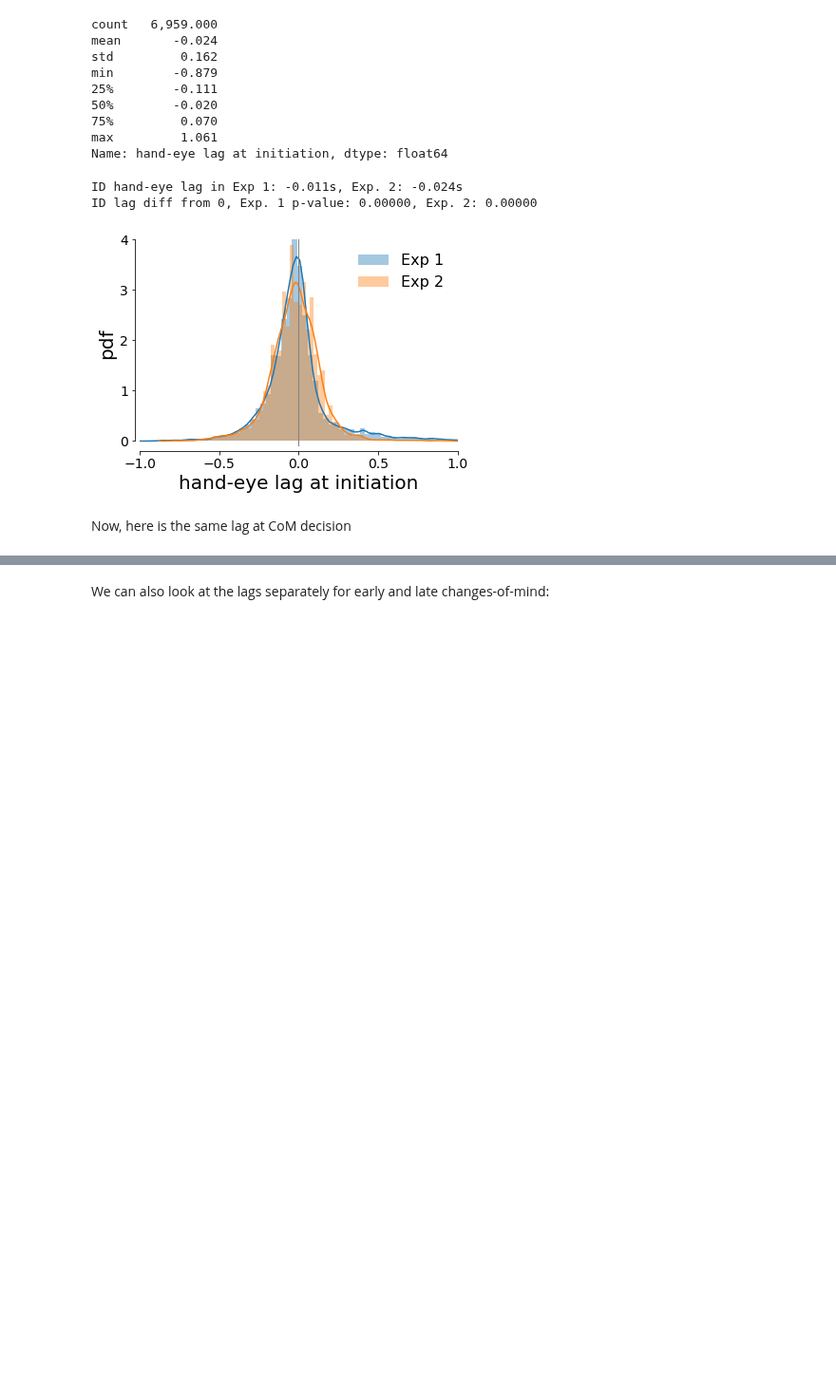
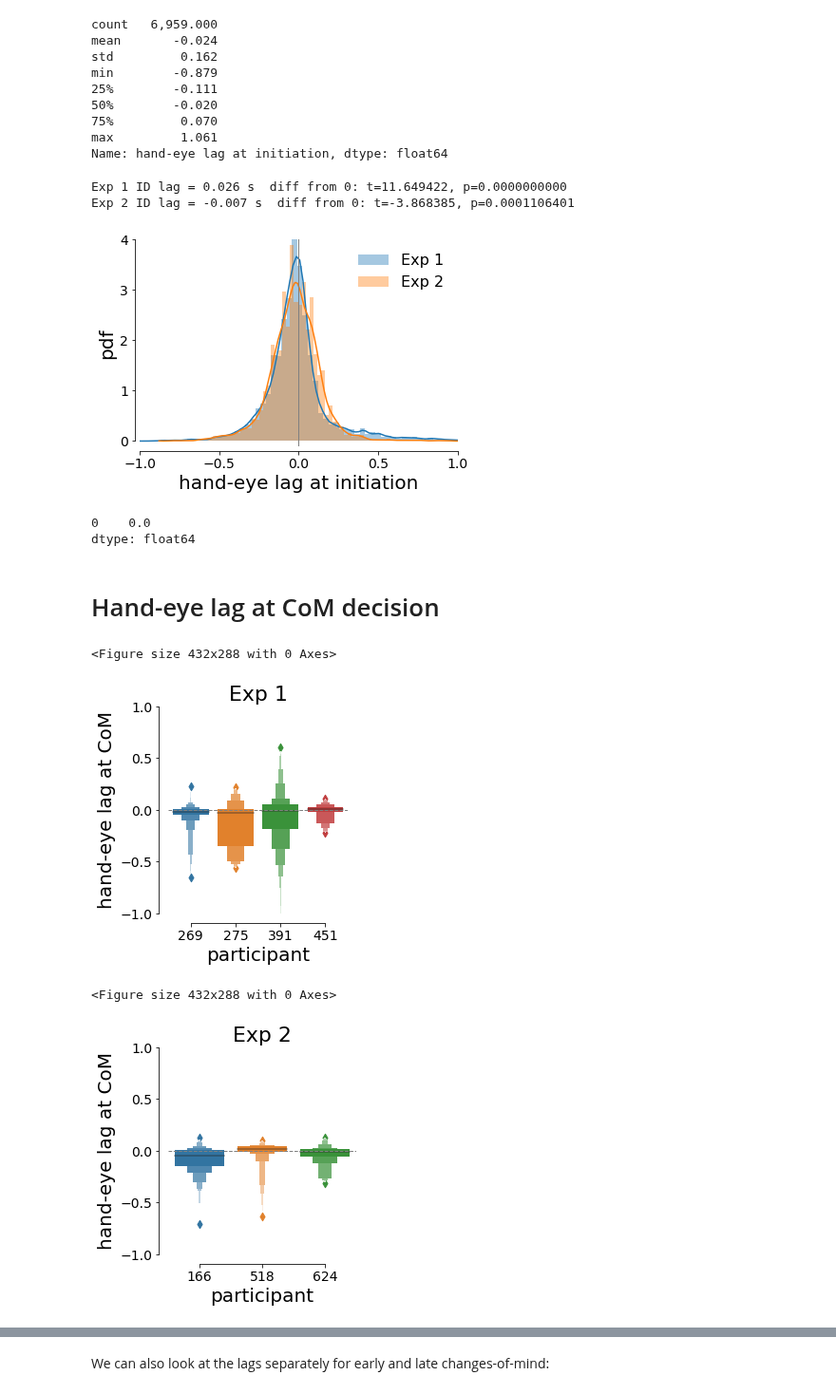
Before and after one commit to cherepaha/eyehandrdk, a Jupyter notebook: eye_hand_lags.ipynb, the cells around one changed output, grey strips where cells are left out. Shown at 95% size. Saved outputs shown, nothing was run; the diff lists cells and outputs as text; code cells hidden in the pictures; blank space fills up the shorter version.

```diff
--- a/eye_hand_lags.ipynb
+++ b/eye_hand_lags.ipynb
@@ -134,6 +148,9 @@ def ID_lag_ttest_one_sample(choices):
     t, p = ttest_1samp(choices.loc[(choices['hand-eye lag at initiation'].notnull()), 'hand-eye lag at initiation'], 0)
     return (t, p)
 
+def print_ID_lag_ttest(choices, exp):
+    print('%s ID lag = %.3f s  diff from 0: t=%f, p=%.10f' % ((exp, choices['hand-eye lag at initiation'].mean())
+                                                              + ID_lag_ttest_one_sample(choices)))
 def plot_ID_lag_dist(choices_1, choices_2):
     ax = sns.distplot(choices_1.loc[~np.isnan(choices_1['hand-eye lag at initiation']), 'hand-eye lag at initiation'],
                       label='Exp 1', bins=80, kde=True, kde_kws={'cut': 0})
@@ -149,16 +166,49 @@ def plot_ID_lag_dist(choices_1, choices_2):
     plt.savefig('figures/ID_lag', bbox_inches='tight')
 
 plot_ID_lag_dist(choices_1, choices_2)
-print('ID hand-eye lag in Exp 1: %.3fs, Exp. 2: %.3fs' % (choices_1['hand-eye lag at initiation'].mean(),
-                                                       choices_2['hand-eye lag at initiation'].mean()))
-print('ID lag diff from 0, Exp. 1 p-value: %.5f, Exp. 2: %.5f' % (ID_lag_ttest_one_sample(choices_1)[1],
-                                                      ID_lag_ttest_one_sample(choices_2)[1]))
+
+print_ID_lag_ttest(choices_1[choices_1['hand IT']>0], exp_1)
+print_ID_lag_ttest(choices_2[choices_2['hand IT']>0], exp_2)
+
+# print_ID_lag_ttest(choices_1, exp_1)
+# print_ID_lag_ttest(choices_2, exp_2)
+
+
+# print('ID lag diff from 0, Exp. 2 t=%f, p=%.10f' % ID_lag_ttest_one_sample(choices_2))
 # %% [output]
-ID hand-eye lag in Exp 1: -0.011s, Exp. 2: -0.024s
-ID lag diff from 0, Exp. 1 p-value: 0.00000, Exp. 2: 0.00000
+Exp 1 ID lag = 0.026 s  diff from 0: t=11.649422, p=0.0000000000
+Exp 2 ID lag = -0.007 s  diff from 0: t=-3.868385, p=0.0001106401
 [figure]
+# %%
+choices_2['hand-eye lag at initiation'].mode()
+# %% [output]
+0    0.0
+dtype: float64
 # %% [markdown]
-Now, here is the same lag at CoM decision
+# Hand-eye lag at CoM decision
+# %%
+def plot_com_lag_by_subj(choices, exp):
+    plt.figure()
+#     ax = sns.swarmplot(data=choices, x='subj_id', y='com_lag')
+#     ax.set_ylim((-1.0, 0.5))
+    fig = sns.factorplot(data=choices, x='subj_id', y='com_lag', kind='lv')
+    ax = fig.axes[0][0]
+    ax.set_xlabel('participant')
+    ax.set_ylabel('hand-eye lag at CoM')
+    ax.set_ylim((-1.0, 1.))
+    ax.axhline(0.0, color='grey', ls='--', lw=1)
+    sns.despine(trim=True, offset=10)
+    plt.title(exp)
+#     ax.axhline(0.0, color='grey', ls='--', lw=1)
+    plt.savefig(('figures/com_lag_by_subj_%s' % (exp)).replace(' ', '_'), bbox_inches='tight')
+
+plot_com_lag_by_subj(choices_1, exp_1)
+plot_com_lag_by_subj(choices_2, exp_2)
+# %% [output]
+<Figure size 432x288 with 0 Axes>
+[figure, added]
+<Figure size 432x288 with 0 Axes>
+[figure, added]
 # %%
 def com_lag_ttest_one_sample(choices):
     t, p = ttest_1samp(choices.com_lag[(choices.com_lag.notnull())], 0)
```
Also changed, not shown: parts of 6 cells of this notebook, 1 other file.
